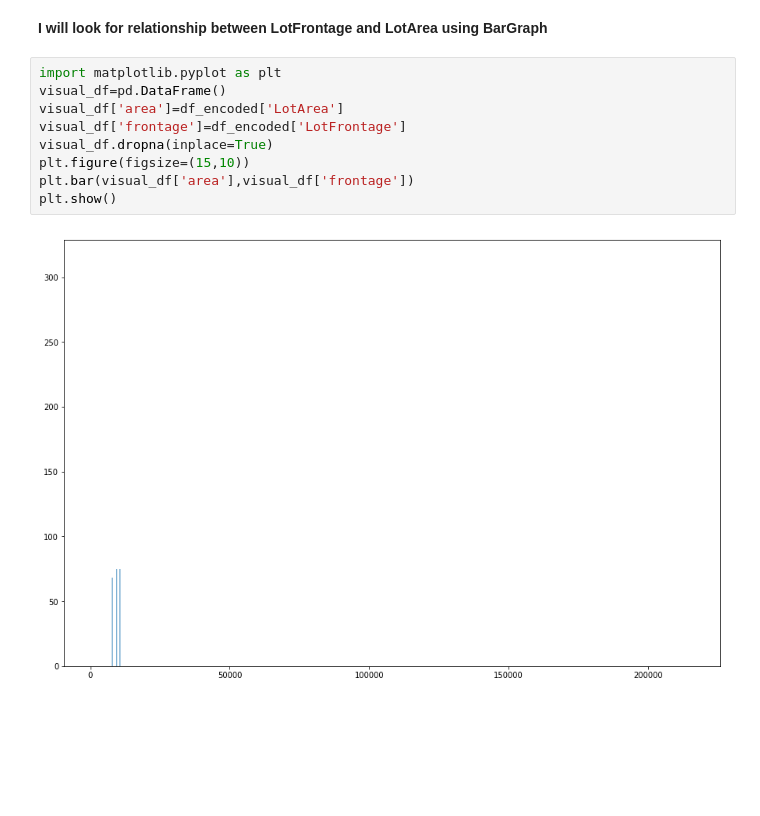
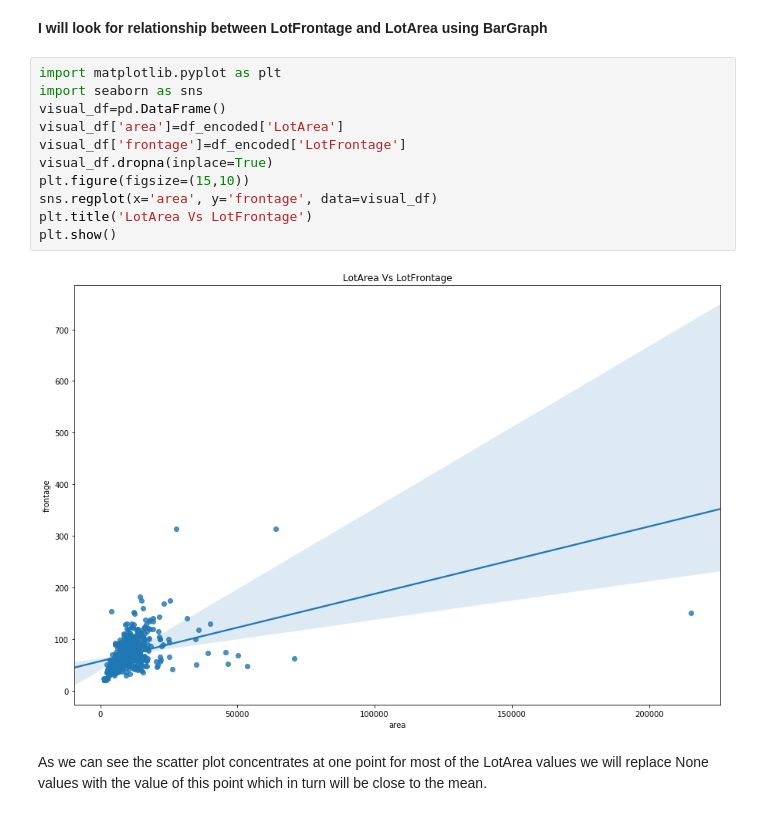
Before and after one commit to vatsal-M/House-Price, a Jupyter notebook: Housing Price Challenge.ipynb, the cells around one changed output. Cells and saved outputs as stored; diff of their text form; blank space fills up the shorter version.

```diff
--- a/Housing Price Challenge.ipynb
+++ b/Housing Price Challenge.ipynb
@@ -126,12 +126,16 @@ max_lot_area,min_lot_area
 **I will look for relationship between LotFrontage and LotArea using BarGraph**
 # %%
 import matplotlib.pyplot as plt
+import seaborn as sns
 visual_df=pd.DataFrame()
 visual_df['area']=df_encoded['LotArea']
 visual_df['frontage']=df_encoded['LotFrontage']
 visual_df.dropna(inplace=True)
 plt.figure(figsize=(15,10))
-plt.bar(visual_df['area'],visual_df['frontage'])
+sns.regplot(x='area', y='frontage', data=visual_df)
+plt.title('LotArea Vs LotFrontage')
 plt.show()
 # %% [output]
-[figure, old version]
+[figure, new version]
+# %% [markdown]
+As we can see the scatter plot concentrates at one point for most of the LotArea values we will replace None values with the value of this point which in turn will be close to the mean.
```
